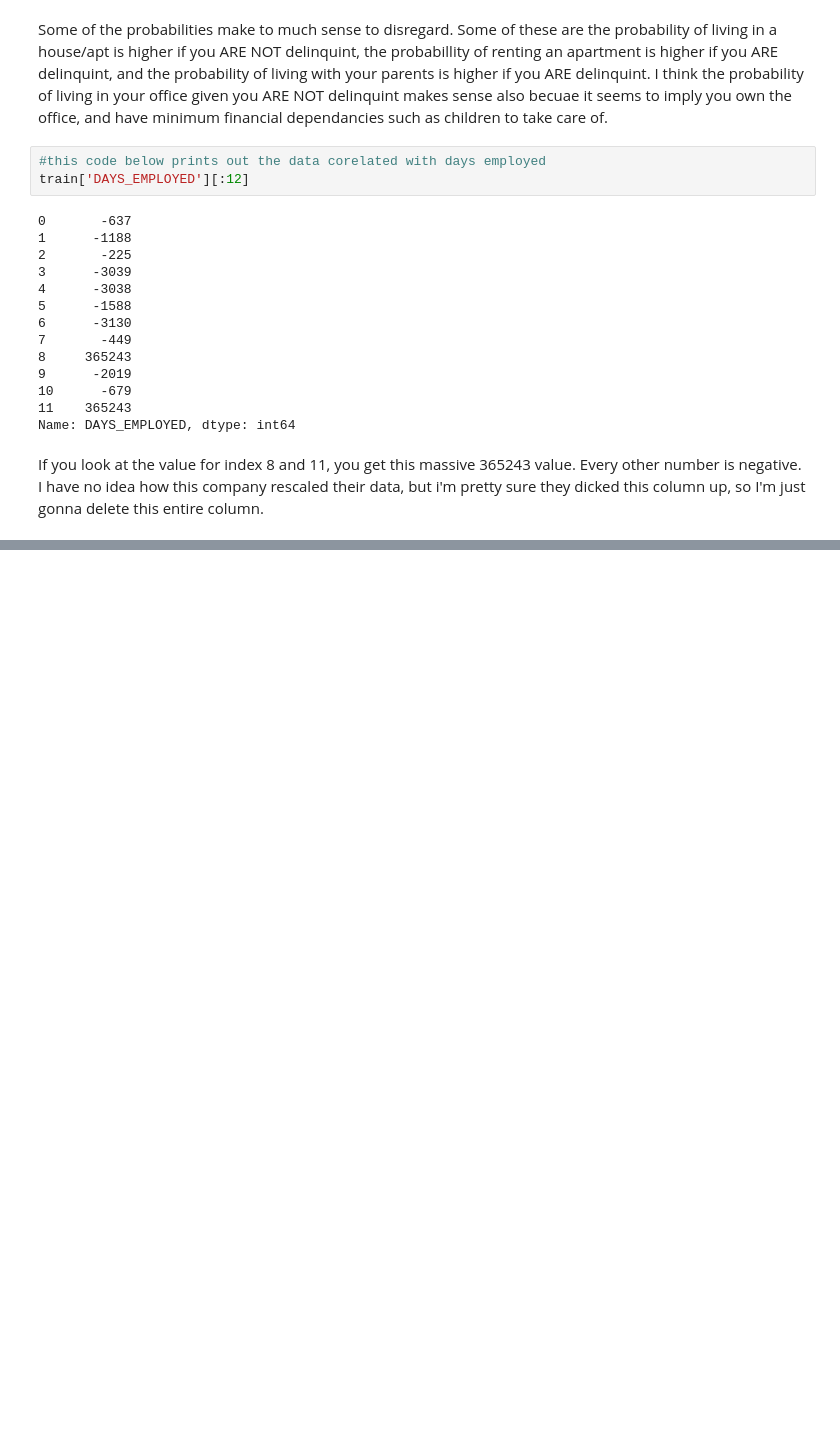
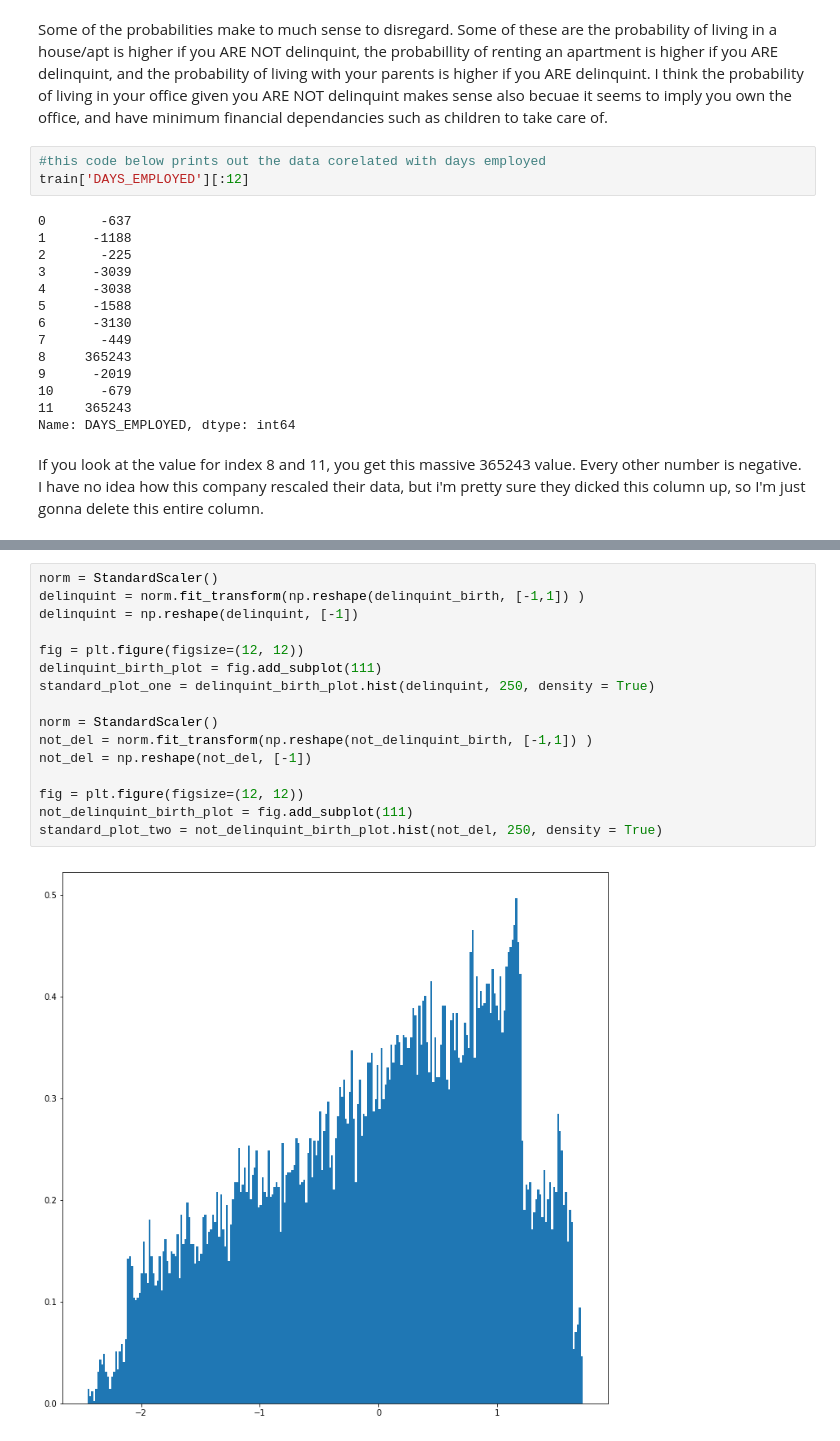
Before and after one commit to bnicholl/loan_risk, a Jupyter notebook: credit_risk.ipynb, the cells around one changed output, grey strips where cells are left out. Saved outputs shown, nothing was run; the diff lists cells and outputs as text; blank space fills up the shorter version.

```diff
--- a/credit_risk.ipynb
+++ b/credit_risk.ipynb
@@ -1303,0 +1396,18 @@ If you look at the value for index 8 and 11, you get this massive 365243 value.
+# %%
+norm = StandardScaler()
+delinquint = norm.fit_transform(np.reshape(delinquint_birth, [-1,1]) )
+delinquint = np.reshape(delinquint, [-1])
+
+fig = plt.figure(figsize=(12, 12))
+delinquint_birth_plot = fig.add_subplot(111)
+standard_plot_one = delinquint_birth_plot.hist(delinquint, 250, density = True)
+
+norm = StandardScaler()
+not_del = norm.fit_transform(np.reshape(not_delinquint_birth, [-1,1]) )
+not_del = np.reshape(not_del, [-1])
+
+fig = plt.figure(figsize=(12, 12))
+not_delinquint_birth_plot = fig.add_subplot(111)
+standard_plot_two = not_delinquint_birth_plot.hist(not_del, 250, density = True)
+# %% [output]
+[figure, added]
```
Also changed, not shown: parts of 12 cells of this notebook.
